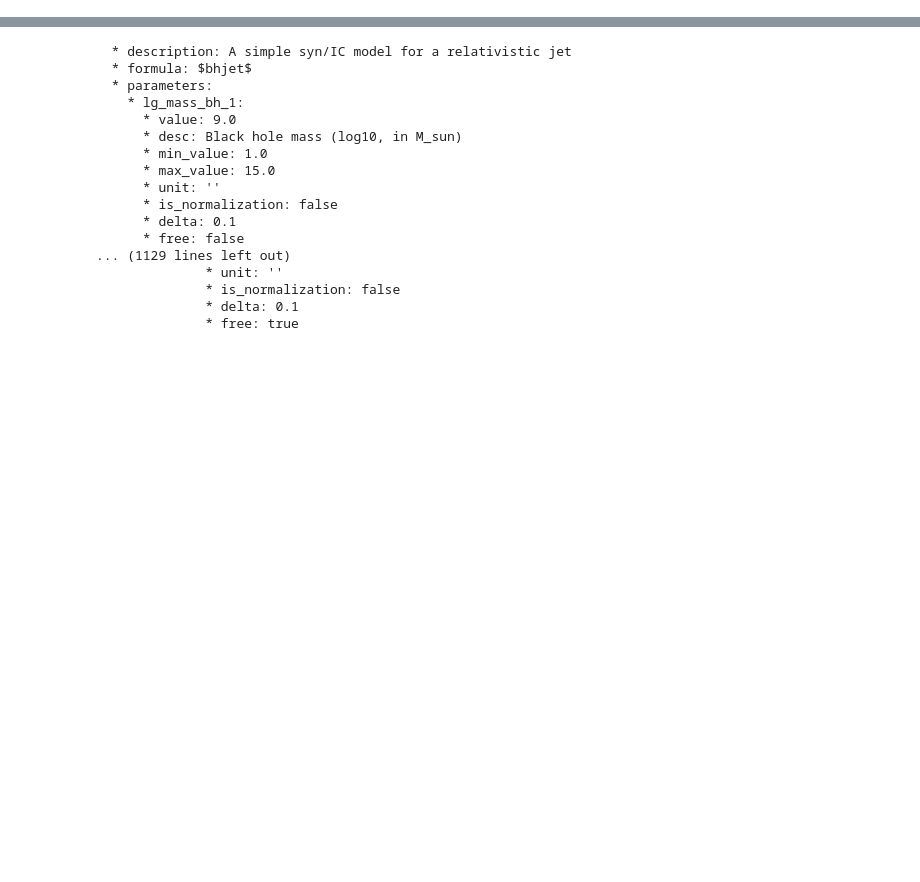
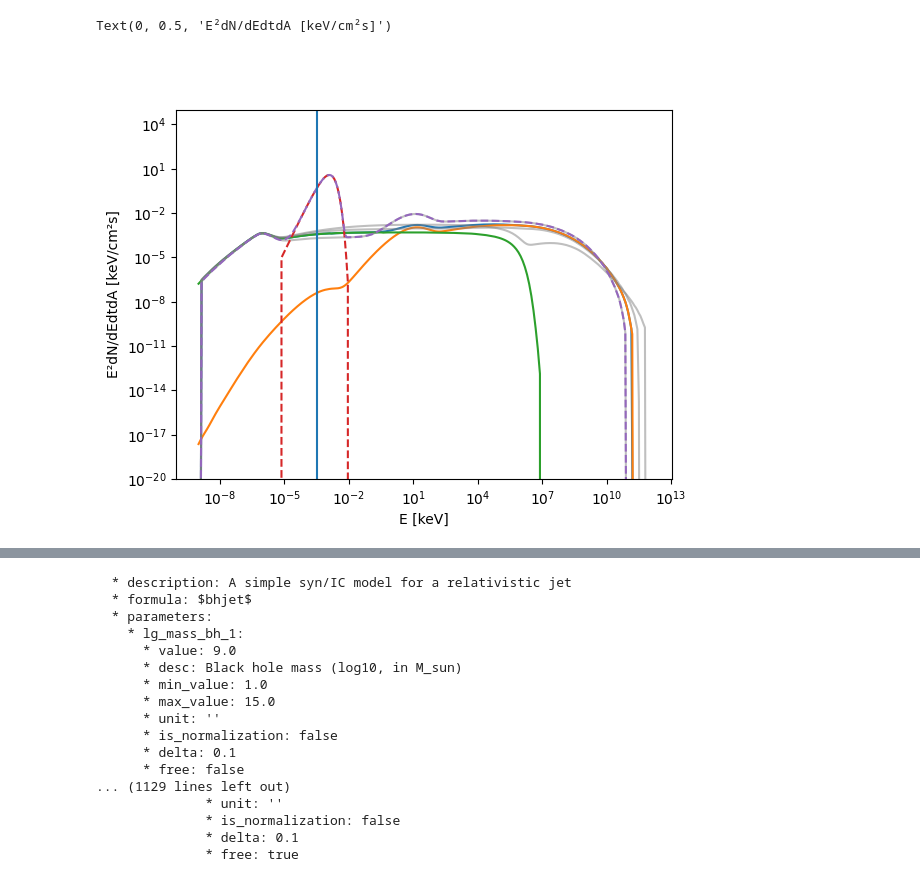
Before and after one commit to maklinger/BHJet, a Jupyter notebook: examples/bhjet3ML_example.ipynb, the cells around one changed output, grey strips where cells are left out. Drawn from its saved outputs; the diff is of its cells as text; code cells hidden in the pictures; blank space fills up the shorter version.

```diff
--- a/examples/bhjet3ML_example.ipynb
+++ b/examples/bhjet3ML_example.ipynb
@@ -38,4 +31,5 @@ bbt2 = BlackBodyTarget()
 # %%
-bhjet3ml.add_target(bbt1, "bb1")
-bhjet3ml.add_target(bbt2, "bb2")
+model.link(bbt1.lg_distance, bhjet3ml.lg_distance)
+model.link(bbt1.redshift, bhjet3ml.redshift)
+model
 # %% [output]
@@ -58,0 +123,30 @@ bhjet3ml.add_target(bbt2, "bb2")
+# %%
+%matplotlib widget
+EskeV = np.logspace(-9, 12, 300)
+fig, ax = plt.subplots()
+
+bbt1.lg_energy_density = -1
+bhjet3ml.lg_jet_power_eddington.value = -5
+
+
+ax.loglog(EskeV, EskeV**2*bhjet3ml(EskeV))
+ax.loglog(bhjet3ml.Egrid_keV, bhjet3ml.Egrid_keV* bhjet3ml.bhjet.get_observed_photon_integrated_flux_electron_compton(
+    0, 1e30
+))
+ax.loglog(bhjet3ml.Egrid_keV, bhjet3ml.Egrid_keV* bhjet3ml.bhjet.get_observed_photon_integrated_flux_electron_cyclosyn(
+    0, 1e30
+))
+
+for i in np.arange(-4, 2, 2):
+    bbt1.lg_energy_density = i
+    ax.loglog(EskeV, EskeV**2*bhjet3ml(EskeV), c="grey", alpha=0.5)
+
+ax.loglog(EskeV, EskeV**2*bbt1(EskeV), ls="--")
+ax.loglog(EskeV, EskeV**2*model.fake_source(EskeV), ls="--")
+ax.axvline(10**bbt1.lg_temperature.value)
+ax.set_ylim(1e-20, 1e5)
+ax.set_xlabel("E [keV]")
+ax.set_ylabel("E²dN/dEdtdA [keV/cm²s]")
+# %% [output]
+Text(0, 0.5, 'E²dN/dEdtdA [keV/cm²s]')
+[figure, added]
```
Also changed, not shown: parts of 22 cells of this notebook, 4 other files.
